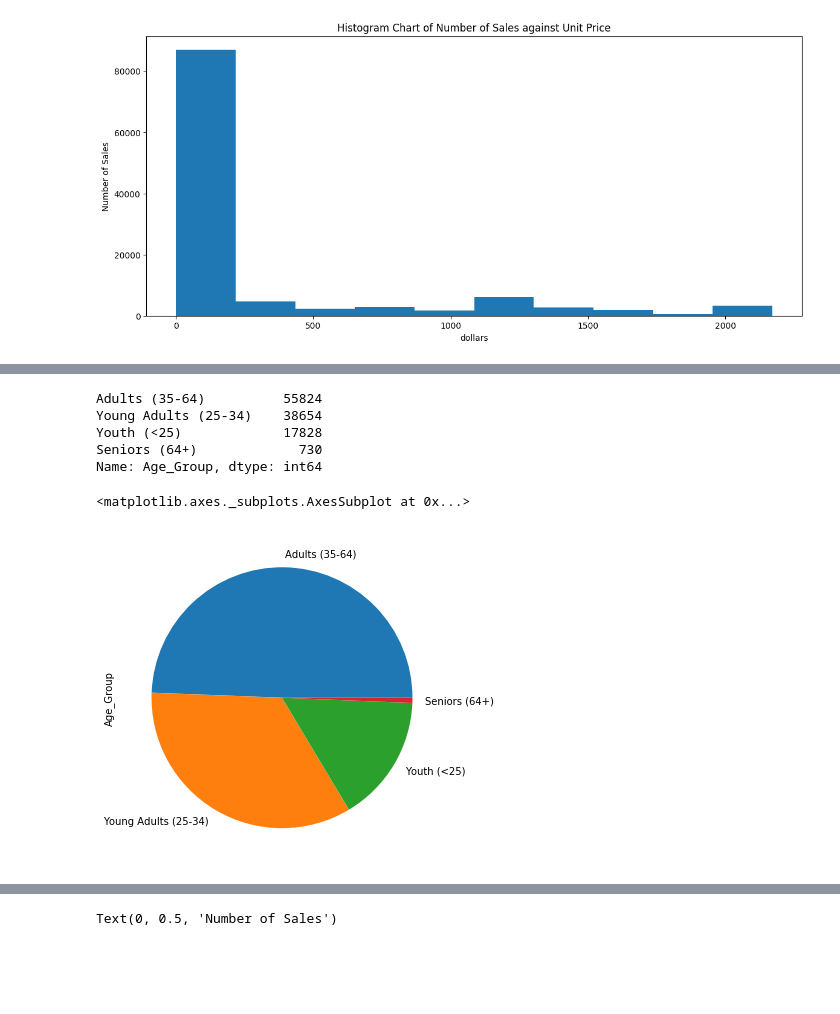
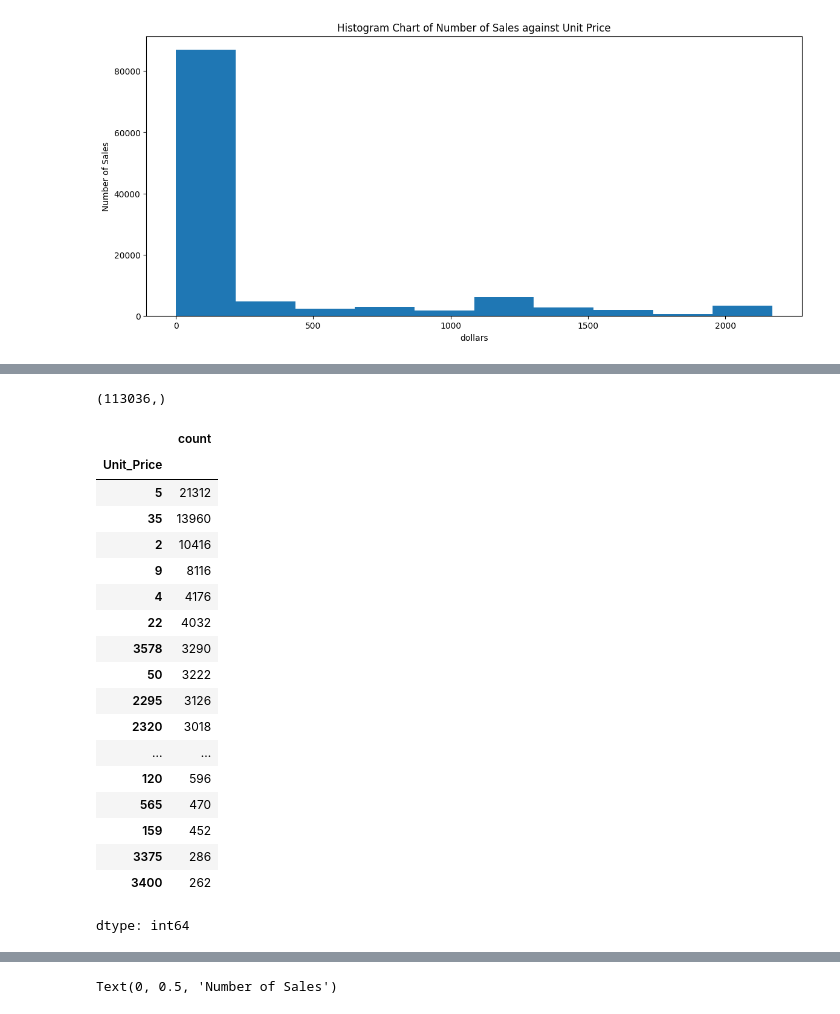
Before and after one commit to anurag-gv/FreeCodeCamp-Pandas-Real-Life-Example, a Jupyter notebook: Lecture_1.ipynb, the cells around one changed output, grey strips where cells are left out. Drawn from its saved outputs; the diff is of its cells as text; code cells hidden in the pictures; blank space fills up the shorter version.

```diff
--- a/Lecture_1.ipynb
+++ b/Lecture_1.ipynb
@@ -219,13 +212,26 @@ sales.head()
 # %%
-sales['Age_Group'].value_counts()
+sales['Age_Group'].shape
 # %% [output]
-Adults (35-64)          55824
-Young Adults (25-34)    38654
-Youth (<25)             17828
-Seniors (64+)             730
-Name: Age_Group, dtype: int64
+(113036,)
-# %%
-sales['Age_Group'].value_counts().plot(kind='pie', figsize=(6,6))
-# %% [output]
-<matplotlib.axes._subplots.AxesSubplot at 0x...>
-[figure, removed]
+# %%
+sales['Unit_Price'].value_counts()
+# %% [output]
+|  | count |
+| Unit_Price |  |
+| 5 | 21312 |
+| 35 | 13960 |
+| 2 | 10416 |
+| 9 | 8116 |
+| 4 | 4176 |
+| 22 | 4032 |
+| 3578 | 3290 |
+| 50 | 3222 |
+| 2295 | 3126 |
+| 2320 | 3018 |
+| ... | ... |
+| 120 | 596 |
+| 565 | 470 |
+| 159 | 452 |
+| 3375 | 286 |
+| 3400 | 262 |
+dtype: int64
```
Also changed, not shown: parts of 4 cells of this notebook.
